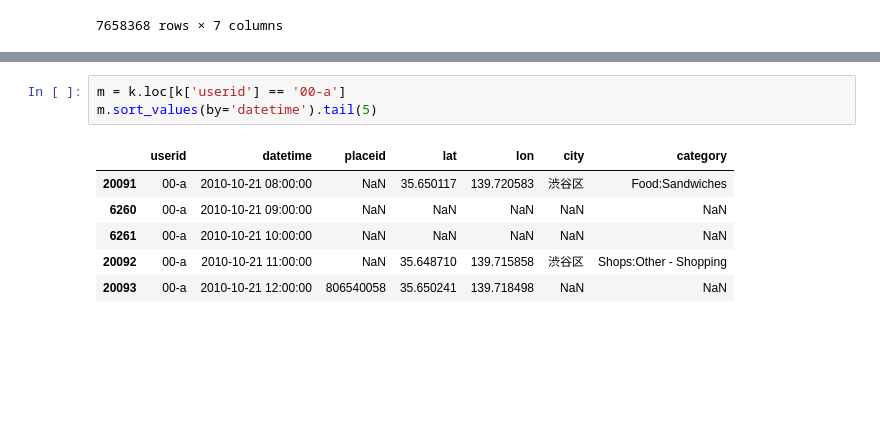
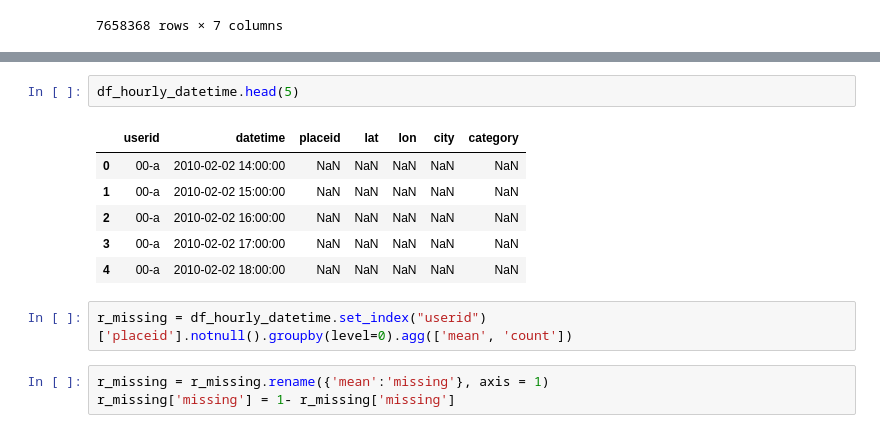
Before and after one commit to Magica-Chen/social-predictability, a Jupyter notebook: predictability.ipynb, the cells around one changed output, grey strips where cells are left out. Saved outputs shown, nothing was run; the diff lists cells and outputs as text; blank space fills up the shorter version.

```diff
--- a/predictability.ipynb
+++ b/predictability.ipynb
@@ -131,10 +106,14 @@ k.sort_values(by='datetime').tail(5)
-# %%
-m = k.loc[k['userid'] == '00-a']
-m.sort_values(by='datetime').tail(5)
-# %% [output]
-|  | userid | datetime | placeid | lat | lon | city | category |
-| 20091 | 00-a | 2010-10-21 08:00:00 | NaN | 35.650117 | 139.720583 | 渋谷区 | Food:Sandwiches |
-| 6260 | 00-a | 2010-10-21 09:00:00 | NaN | NaN | NaN | NaN | NaN |
-| 6261 | 00-a | 2010-10-21 10:00:00 | NaN | NaN | NaN | NaN | NaN |
-| 20092 | 00-a | 2010-10-21 11:00:00 | NaN | 35.648710 | 139.715858 | 渋谷区 | Shops:Other - Shopping |
-| 20093 | 00-a | 2010-10-21 12:00:00 | 806540058 | 35.650241 | 139.718498 | NaN | NaN |
+# %%
+df_hourly_datetime.head(5)
+# %% [output]
+|  | userid | datetime | placeid | lat | lon | city | category |
+| 0 | 00-a | 2010-02-02 14:00:00 | NaN | NaN | NaN | NaN | NaN |
+| 1 | 00-a | 2010-02-02 15:00:00 | NaN | NaN | NaN | NaN | NaN |
+| 2 | 00-a | 2010-02-02 16:00:00 | NaN | NaN | NaN | NaN | NaN |
+| 3 | 00-a | 2010-02-02 17:00:00 | NaN | NaN | NaN | NaN | NaN |
+| 4 | 00-a | 2010-02-02 18:00:00 | NaN | NaN | NaN | NaN | NaN |
+# %%
+r_missing = df_hourly_datetime.set_index("userid")['placeid'].notnull().groupby(level=0).agg(['mean', 'count'])
+# %%
+r_missing = r_missing.rename({'mean':'missing'}, axis = 1)
+r_missing['missing'] = 1- r_missing['missing']
```
Also changed, not shown: parts of 22 cells of this notebook, 2 other files.
